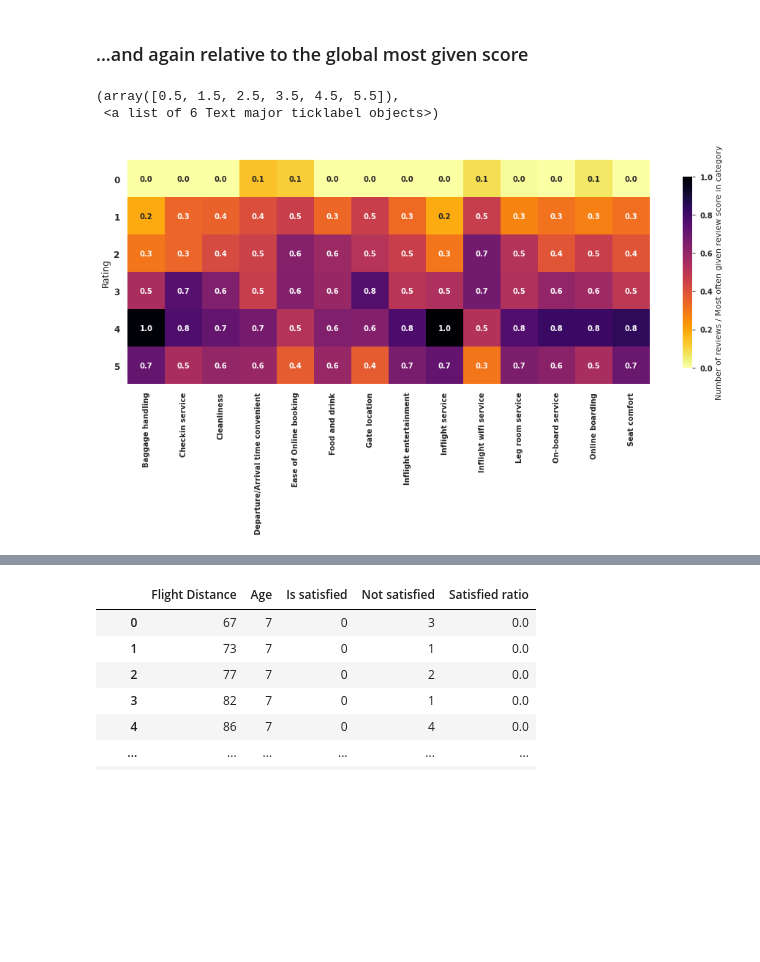
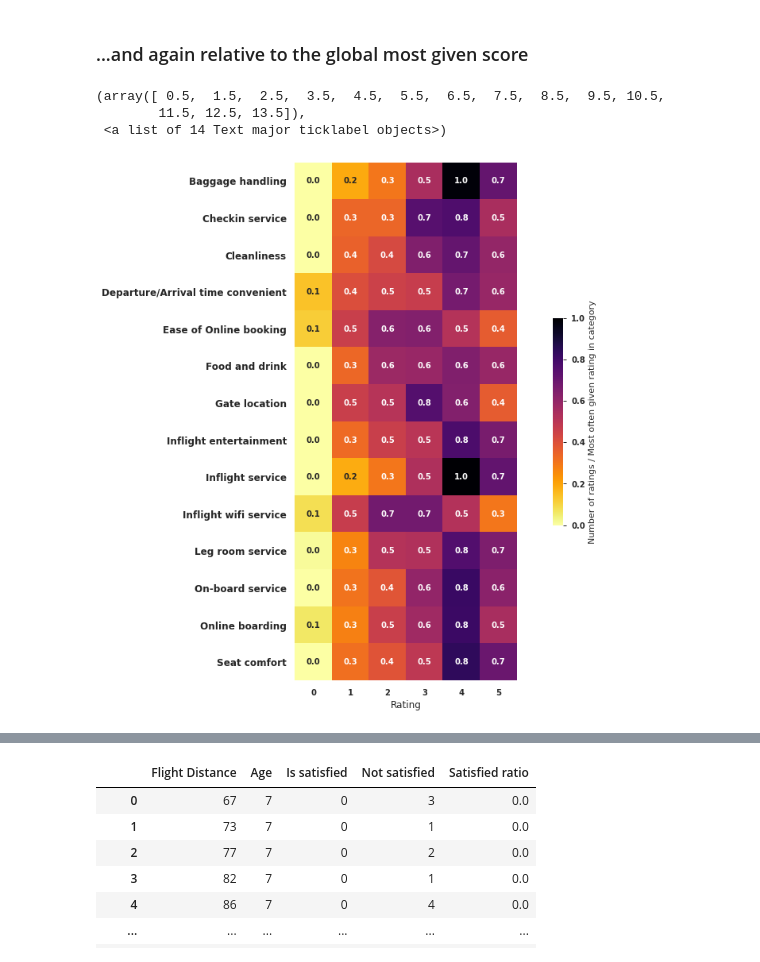
Before and after one commit to n1oftheabove/visualizing-real-world-data-project, a Jupyter notebook: airline_satisfaction.ipynb, the cells around one changed output, grey strips where cells are left out. Drawn from its saved outputs; the diff is of its cells as text; code cells hidden in the pictures; blank space fills up the shorter version.

Commit message:
add: add more plots and OLS to notebook

```diff
--- a/airline_satisfaction.ipynb
+++ b/airline_satisfaction.ipynb
@@ -418,31 +423,32 @@ Text(0.5, 256.6085714285714, '')
 # %%
 df_rating_pvt = df_rating_count.pivot(values='count', columns='variable', index='value').fillna(0).astype(int)
 
 df_rating_pvt = df_rating_pvt / df_rating_pvt.max().max()
 
 f, ax = plt.subplots(figsize=(16, 12))
-ax = sns.heatmap(df_rating_pvt,
+ax = sns.heatmap(df_rating_pvt.T,
                  square=True,
                  cmap='inferno_r',
                  annot=True,
                  fmt='.1f',
                  #fmt='d',
                  cbar=True,
                  cbar_kws={'shrink':.4,
-                          'label': 'Number of reviews / Most often given review score in category',
+                          'label': 'Number of ratings / Most often given rating in category',
                           'format': '%.1f',
                           }
 
 #                 cbar_kws={'shrink':.4,
 #                          'label': 'Count of votes',
 #                          'format': '%.E',
 #                          }
                     )
 
-ax.set_ylabel('Rating', fontsize=12)
-ax.set_xlabel('')
+ax.set_xlabel('Rating', fontsize=12)
+ax.set_ylabel('')
 plt.yticks(rotation=0, fontsize=12)
 # %% [output]
-(array([0.5, 1.5, 2.5, 3.5, 4.5, 5.5]),
- <a list of 6 Text major ticklabel objects>)
+(array([ 0.5,  1.5,  2.5,  3.5,  4.5,  5.5,  6.5,  7.5,  8.5,  9.5, 10.5,
+        11.5, 12.5, 13.5]),
+ <a list of 14 Text major ticklabel objects>)
-[figure, old version]
+[figure, new version]
```
Also changed, not shown: parts of 37 cells of this notebook.
